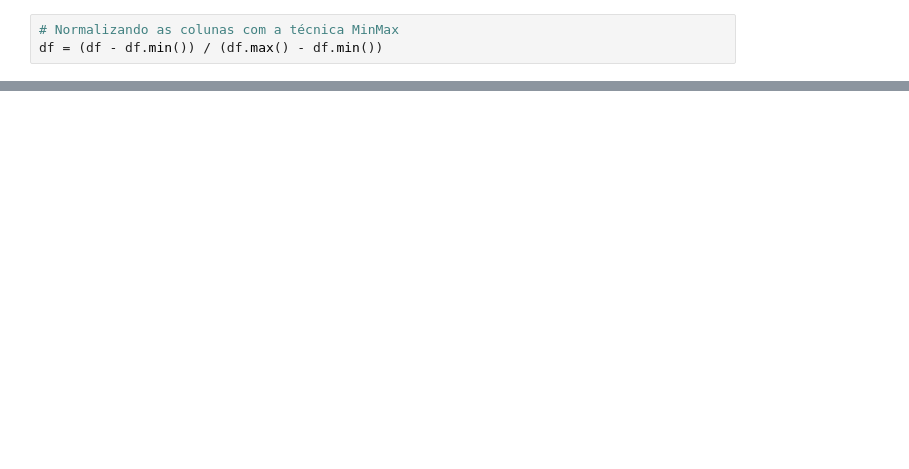
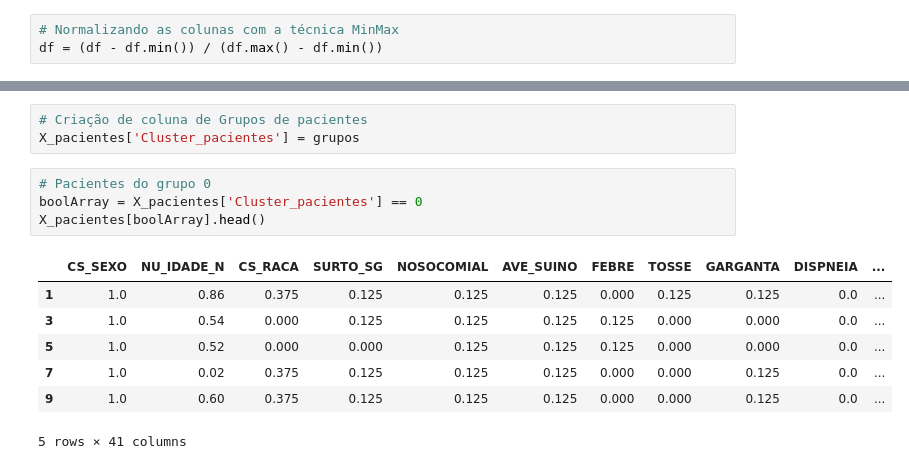
Before and after one commit to endhel/SRAG-Agrupamento-Deteccao-De-Anomalia, a Jupyter notebook: SRAG-Agrupamento-Deteccao-Anomalias.ipynb, the cells around one changed output, grey strips where cells are left out. Drawn from its saved outputs; the diff is of its cells as text; blank space fills up the shorter version.

```diff
--- a/SRAG-Agrupamento-Deteccao-Anomalias.ipynb
+++ b/SRAG-Agrupamento-Deteccao-Anomalias.ipynb
@@ -301,0 +354,15 @@ df
+# %%
+# Criação de coluna de Grupos de pacientes
+X_pacientes['Cluster_pacientes'] = grupos
+# %%
+# Pacientes do grupo 0
+boolArray = X_pacientes['Cluster_pacientes'] == 0
+X_pacientes[boolArray].head()
+# %% [output]
+|  | CS_SEXO | NU_IDADE_N | CS_RACA | SURTO_SG | NOSOCOMIAL | AVE_SUINO | FEBRE | TOSSE | GARGANTA | DISPNEIA | ... |
+| 1 | 1.0 | 0.86 | 0.375 | 0.125 | 0.125 | 0.125 | 0.000 | 0.125 | 0.125 | 0.0 | ... |
+| 3 | 1.0 | 0.54 | 0.000 | 0.125 | 0.125 | 0.125 | 0.125 | 0.000 | 0.000 | 0.0 | ... |
+| 5 | 1.0 | 0.52 | 0.000 | 0.000 | 0.125 | 0.125 | 0.125 | 0.000 | 0.000 | 0.0 | ... |
+| 7 | 1.0 | 0.02 | 0.375 | 0.125 | 0.125 | 0.125 | 0.000 | 0.000 | 0.125 | 0.0 | ... |
+| 9 | 1.0 | 0.60 | 0.375 | 0.125 | 0.125 | 0.125 | 0.000 | 0.000 | 0.125 | 0.0 | ... |
+5 rows × 41 columns
```
Also changed, not shown: parts of 21 cells of this notebook.
